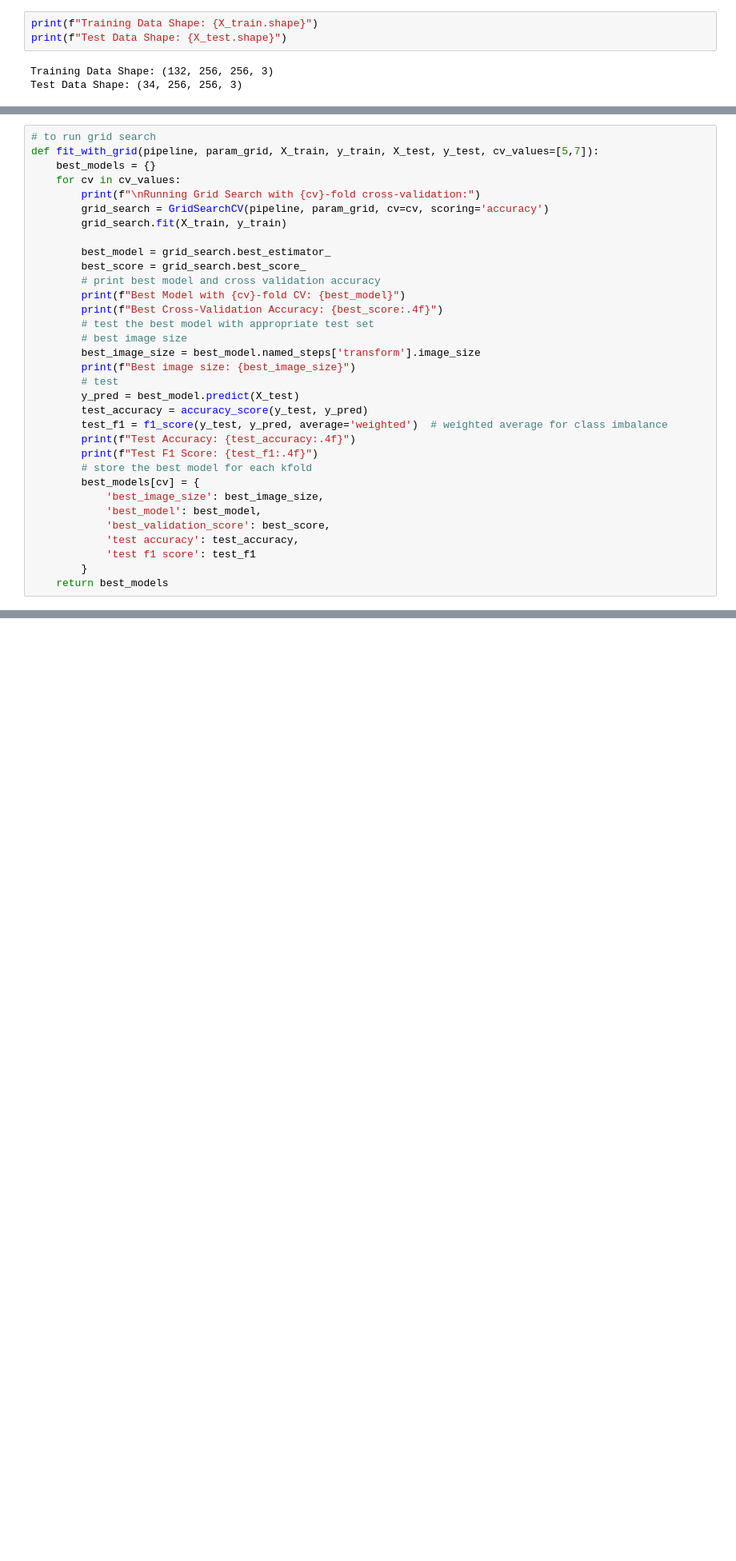
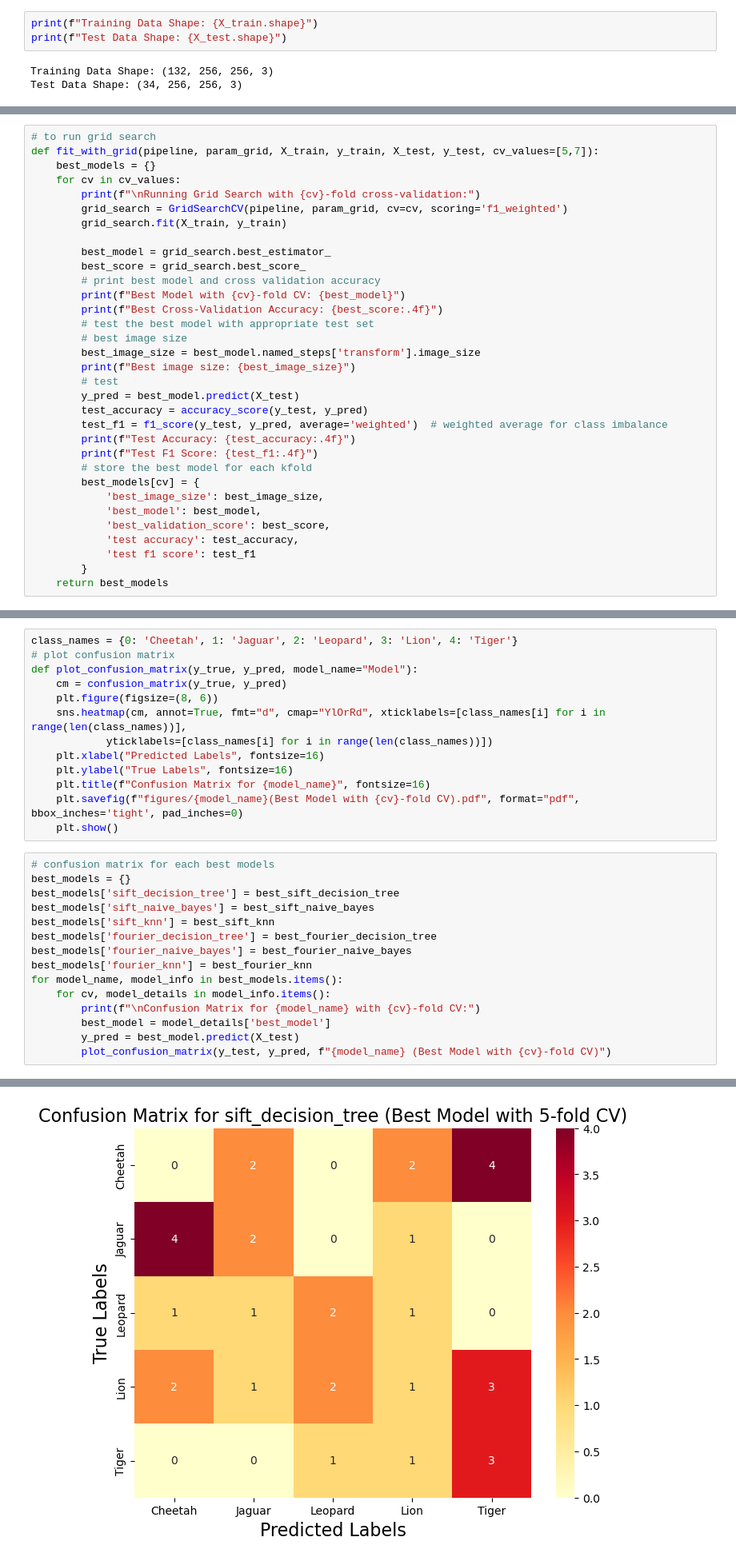
Before and after one commit to xenia-d/Pattern-Recognition-Gr7, a Jupyter notebook: Assignment-2/image_classification.ipynb, the cells around one changed output, grey strips where cells are left out. Shown: that part at 80% size. Cells and saved outputs as stored; diff of their text form; blank space fills up the shorter version.

```diff
--- a/Assignment-2/image_classification.ipynb
+++ b/Assignment-2/image_classification.ipynb
@@ -256,7 +257,7 @@ def fit_with_grid(pipeline, param_grid, X_train, y_train, X_test, y_test, cv_val
     best_models = {}
     for cv in cv_values:
         print(f"\nRunning Grid Search with {cv}-fold cross-validation:")
-        grid_search = GridSearchCV(pipeline, param_grid, cv=cv, scoring='accuracy')
+        grid_search = GridSearchCV(pipeline, param_grid, cv=cv, scoring='f1_weighted')
         grid_search.fit(X_train, y_train)
 
         best_model = grid_search.best_estimator_
@@ -340,0 +342,29 @@ Test F1 Score: 0.2670
+# %%
+class_names = {0: 'Cheetah', 1: 'Jaguar', 2: 'Leopard', 3: 'Lion', 4: 'Tiger'}
+# plot confusion matrix
+def plot_confusion_matrix(y_true, y_pred, model_name="Model"):
+    cm = confusion_matrix(y_true, y_pred)
+    plt.figure(figsize=(8, 6))
+    sns.heatmap(cm, annot=True, fmt="d", cmap="YlOrRd", xticklabels=[class_names[i] for i in range(len(class_names))],
+            yticklabels=[class_names[i] for i in range(len(class_names))])
+    plt.xlabel("Predicted Labels", fontsize=16)
+    plt.ylabel("True Labels", fontsize=16)
+    plt.title(f"Confusion Matrix for {model_name}", fontsize=16)
+    plt.savefig(f"figures/{model_name}(Best Model with {cv}-fold CV).pdf", format="pdf", bbox_inches='tight', pad_inches=0)
+    plt.show()
+# %%
+# confusion matrix for each best models
+best_models = {}
+best_models['sift_decision_tree'] = best_sift_decision_tree
+best_models['sift_naive_bayes'] = best_sift_naive_bayes
+best_models['sift_knn'] = best_sift_knn
+best_models['fourier_decision_tree'] = best_fourier_decision_tree
+best_models['fourier_naive_bayes'] = best_fourier_naive_bayes
+best_models['fourier_knn'] = best_fourier_knn
+for model_name, model_info in best_models.items():
+    for cv, model_details in model_info.items():
+        print(f"\nConfusion Matrix for {model_name} with {cv}-fold CV:")
+        best_model = model_details['best_model']
+        y_pred = best_model.predict(X_test)
+        plot_confusion_matrix(y_test, y_pred, f"{model_name} (Best Model with {cv}-fold CV)")
+# %% [output]
@@ -340,0 +372 @@ Test F1 Score: 0.2670
+[figure, added]
```
Also changed, not shown: parts of 5 cells of this notebook, 24 other files.
